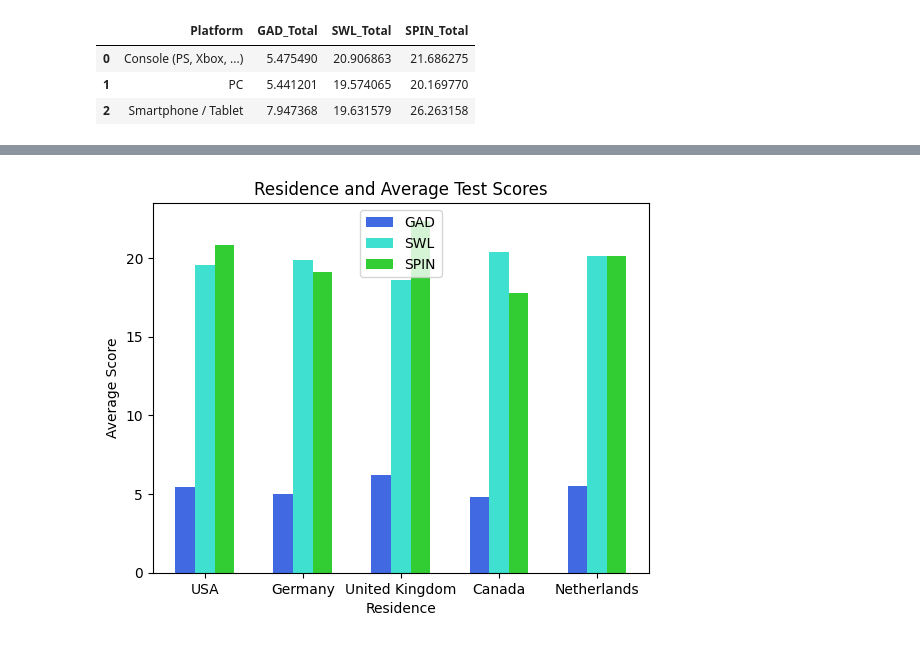
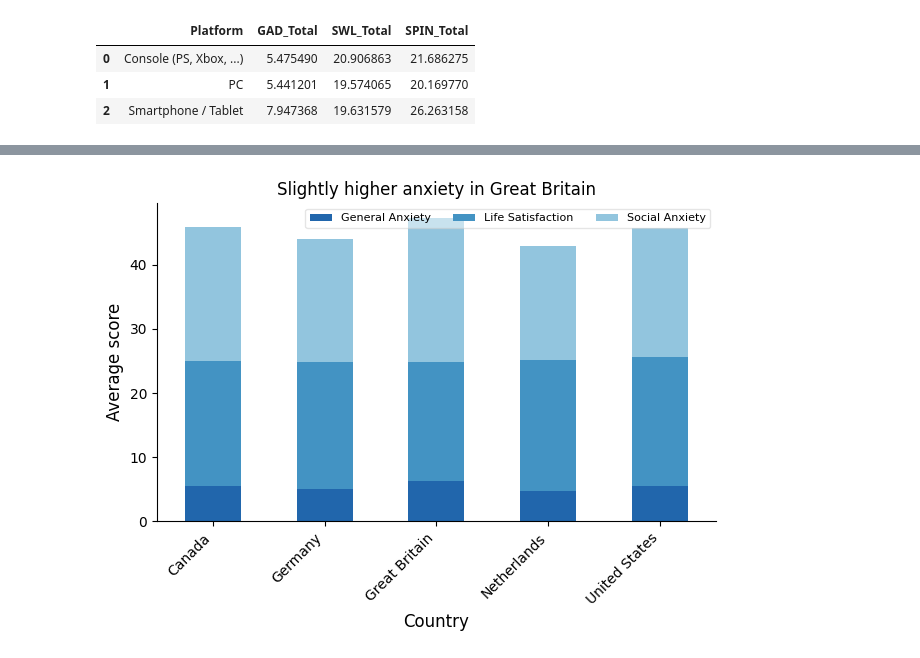
Before and after one commit to amallred/gaming-mental-health-analysis, a Jupyter notebook: charts.ipynb, the cells around one changed output, grey strips where cells are left out. Cells and saved outputs as stored; diff of their text form; code cells hidden in the pictures.

```diff
--- a/charts.ipynb
+++ b/charts.ipynb
@@ -309,0 +310,16 @@ plt.show()
+# %%
+top5_countries = df['Residence_ISO3'].value_counts().head(5).index
+
+top5_countries_df = df[df['Residence_ISO3'].isin(top5_countries)]
+
+residence_GAD_scores = top5_countries_df.groupby('Residence_ISO3')['GAD_Total'].mean()
+residence_SWL_scores = top5_countries_df.groupby('Residence_ISO3')['SWL_Total'].mean()
+residence_SPIN_scores = top5_countries_df.groupby('Residence_ISO3')['SPIN_Total'].mean()
+
+countries_df = pd.concat([
+    residence_GAD_scores,
+    residence_SWL_scores,
+    residence_SPIN_scores
+    ], axis=1).reset_index()
+
+countries_df
@@ -310,27 +333,32 @@ plt.show()
 # %%
-# Reference: https://www.geeksforgeeks.org/python/create-a-grouped-bar-plot-in-matplotlib/
-top5_countries = df['Residence_ISO3'].value_counts().head(5).index
+ax = countries_df.plot(
+    x='Residence_ISO3',
+    kind='bar',
+    stacked=True,
+    title='Slightly higher anxiety in Great Britain',
+    color=colors_dl[3:6]
+)
 
-top5_countries_df = df[df['Residence_ISO3'].isin(top5_countries)]
+ax.tick_params(axis='x', labelsize=10)
+ax.set_xlabel('Country', fontsize=12)
+ax.set_xticklabels(['Canada', 'Germany', 'Great Britain', 'Netherlands', 'United States'])
+ax.legend(['General Anxiety', 'Life Satisfaction', 'Social Anxiety'],
+        loc='best',
+        fontsize=8,
+        framealpha=.5,
+        ncol=3)
 
-x = np.arange(5)
-residence_GAD_scores = top5_countries_df.groupby('Residence_ISO3')['GAD_Total'].mean()
-residence_SWL_scores = top5_countries_df.groupby('Residence_ISO3')['SWL_Total'].mean()
-residence_SPIN_scores = top5_countries_df.groupby('Residence_ISO3')['SPIN_Total'].mean()
-width=.2
+plt.ylabel("Average score", fontsize=12)
+plt.xticks(rotation=45, ha='right')
 
-plt.bar(x-0.2, residence_GAD_scores, width, color='royalblue')
-plt.bar(x, residence_SWL_scores, width, color='turquoise')
-plt.bar(x+0.2, residence_SPIN_scores, width, color='limegreen')
+ax = plt.gca()
+ax.spines['top'].set_visible(False)
+ax.spines['right'].set_visible(False)
 
-plt.xticks(x, ['USA', 'Germany', 'United Kingdom', 'Canada', 'Netherlands'])
-plt.xlabel('Residence')
-plt.ylabel('Average Score')
-plt.legend(['GAD', 'SWL', 'SPIN'])
-plt.title('Residence and Average Test Scores')
-
-# || ADD LINES FOR AVERAGES?
+plt.tight_layout()
+# Save figure as image
+plt.savefig('plots/country_scores_stacked_bar_chart.png')
 
 plt.show()
 # %% [output]
-[figure, old version]
+[figure, new version]
```
Also changed, not shown: parts of 7 cells of this notebook, 6 other files.
